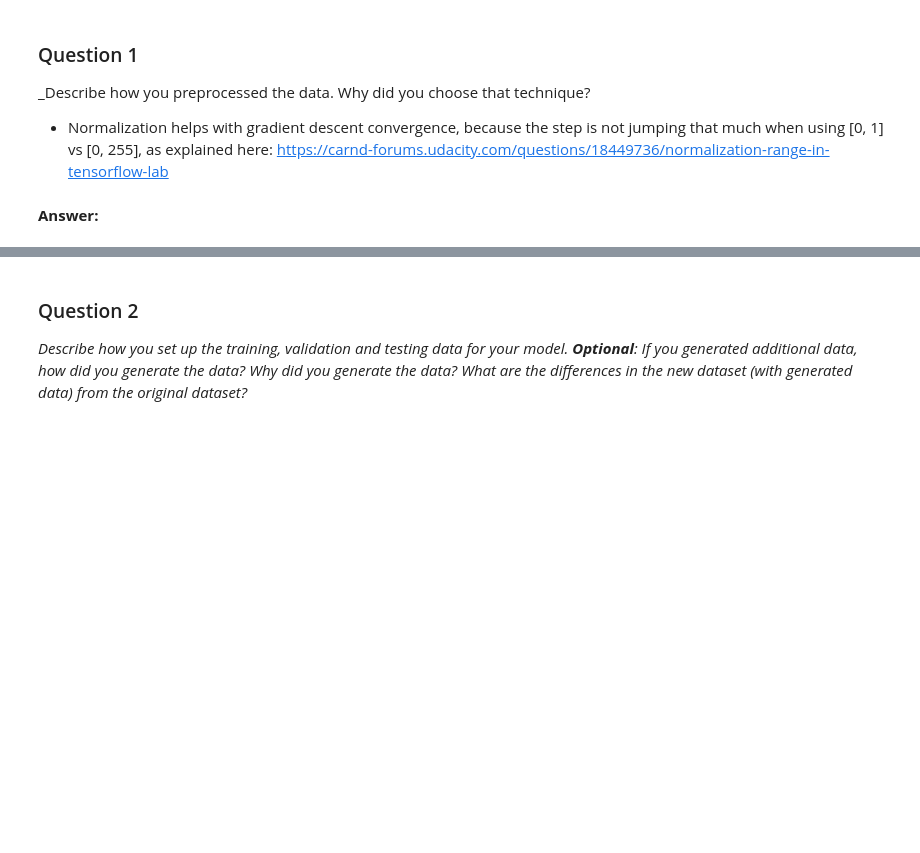
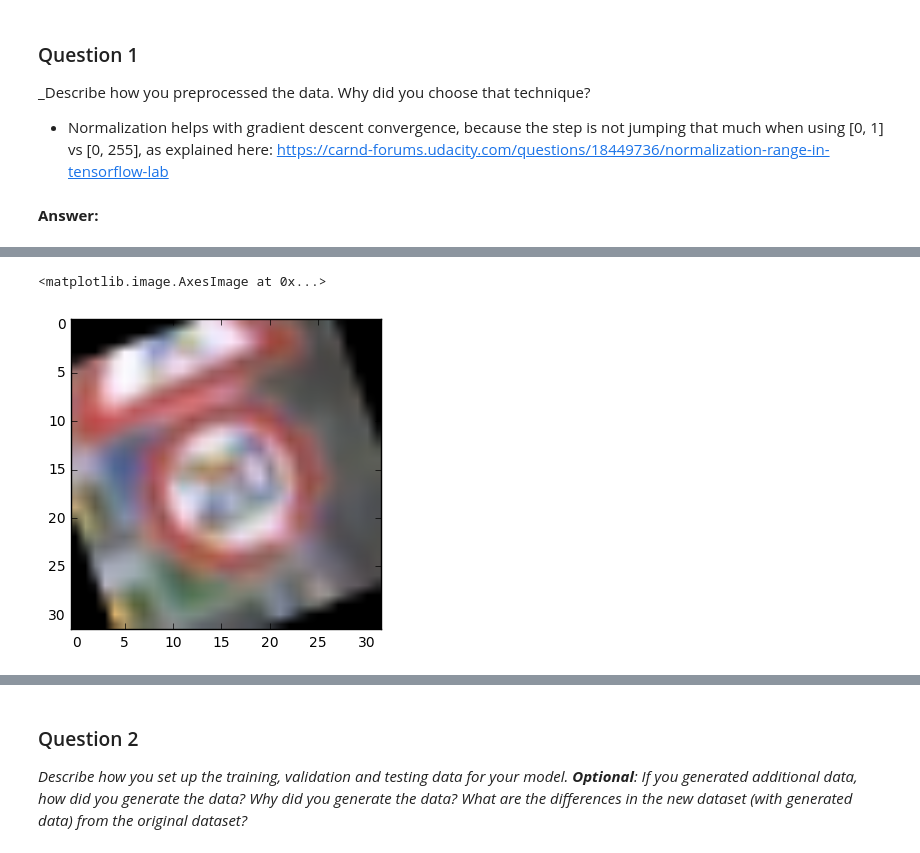
Before and after one commit to hristo-vrigazov/traffic-signs, a Jupyter notebook: Traffic_Sign_Classifier.ipynb, the cells around one changed output, grey strips where cells are left out. Drawn from its saved outputs; the diff is of its cells as text; code cells hidden in the pictures; blank space fills up the shorter version.

```diff
--- a/Traffic_Sign_Classifier.ipynb
+++ b/Traffic_Sign_Classifier.ipynb
@@ -153,0 +163,8 @@ X_train, X_validation, y_train, y_validation = train_test_split(X_train, y_train
+# %%
+import imutils
+plt.imshow(X_train[0])
+slightly_rotated = imutils.rotate(X_train[0], angle=20)
+plt.imshow(slightly_rotated)
+# %% [output]
+<matplotlib.image.AxesImage at 0x...>
+[figure, added]
```
Also changed, not shown: parts of 6 cells of this notebook.
